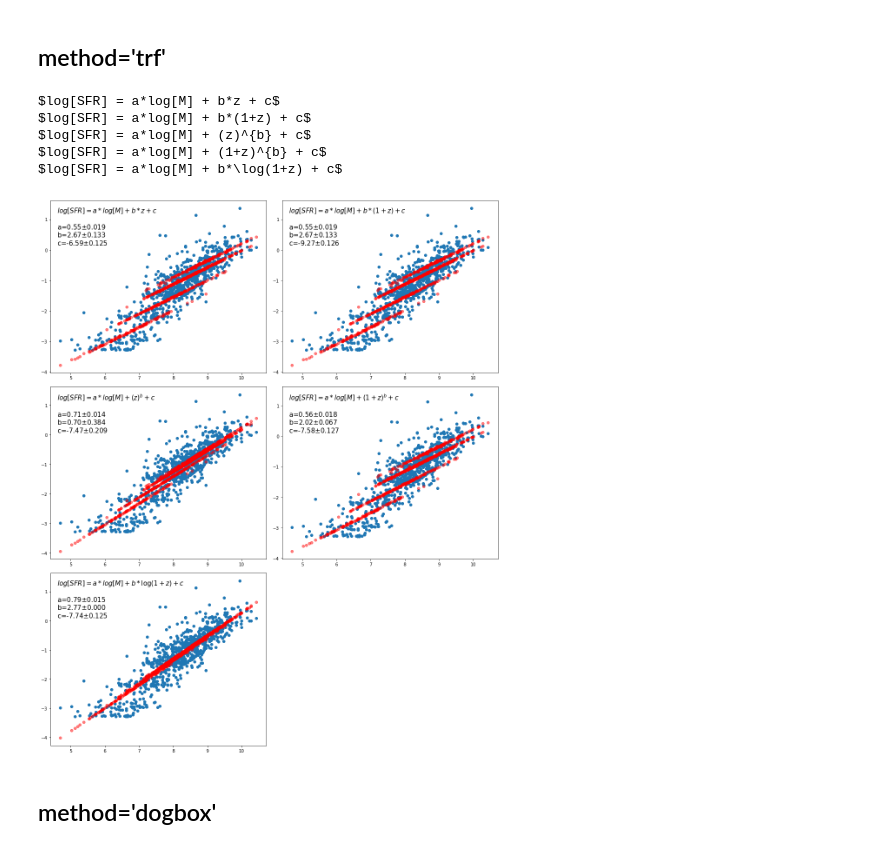
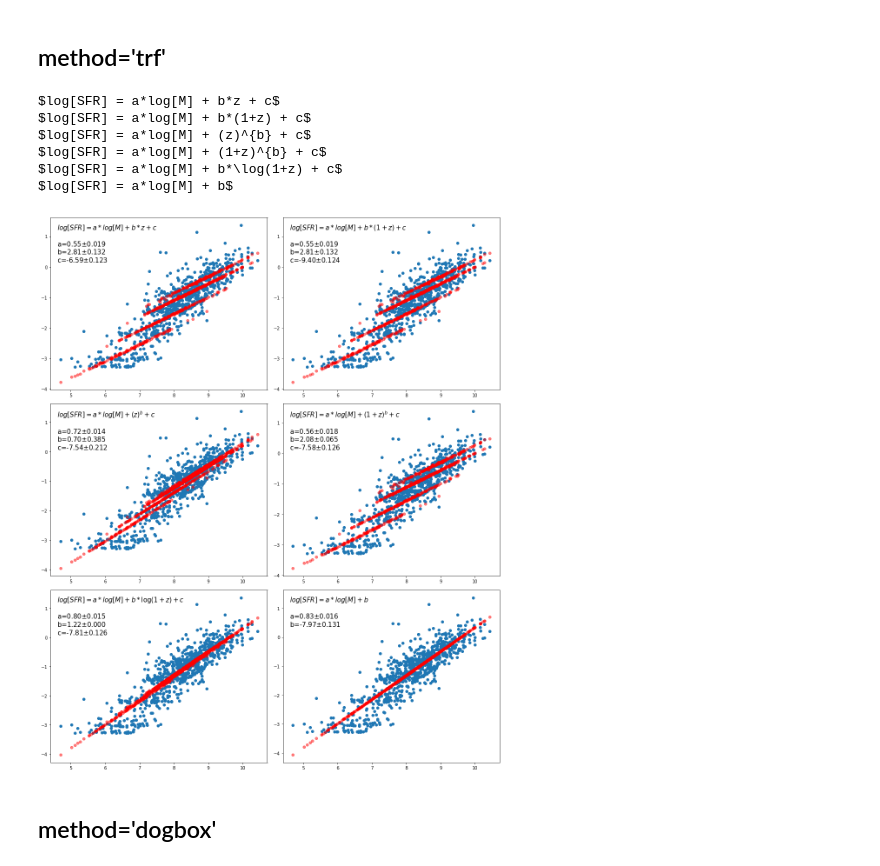
Before and after one commit to kaitshin/LowM_MainSequence, a Jupyter notebook: redshift_dependency.ipynb, the cells around one changed output. Drawn from its saved outputs; the diff is of its cells as text; code cells hidden in the pictures.

```diff
--- a/redshift_dependency.ipynb
+++ b/redshift_dependency.ipynb
@@ -380,6 +414,10 @@ def func3(data, a, b, c):
 eqn4 = r'$log[SFR] = a*log[M] + b*\log(1+z) + c$'
 def func4(data, a, b, c):
     return a*data[:,0] + np.log10(1+data[:,1]) + c
+
+eqn5 = r'$log[SFR] = a*log[M] + b$'
+def line(x, m, b):
+    return m*x + b
 # %% [markdown]
 ## method='lm'
 # %%
@@ -415,31 +464,42 @@ $log[SFR] = a*log[M] + b*\log(1+z) + c$
 # %%
 f, axes = plt.subplots(3,2)
 axarr = np.ndarray.flatten(axes)
 
 guess = (0.8,1, -7)
-for ax, func, eqn_str in zip(axarr, [func0, func1, func2, func3, func4], [eqn0, eqn1, eqn2, eqn3, eqn4]):
+for ax, func, eqn_str in zip(axarr, [func0, func1, func2, func3, func4, line],
+                             [eqn0, eqn1, eqn2, eqn3, eqn4, eqn5]):
+    ax.plot(smass0, sfrs00, 'o')
     print eqn_str
-    params, pcov = optimize.curve_fit(func, data00, sfrs00, guess, method='trf')
-    perr = np.sqrt(np.diag(pcov))
 
-    ax.plot(smass0, sfrs00, 'o')
-    ax.plot(smass0, func(data00, *params), 'ro', alpha=0.5)
-    ax.text(0.03,0.97,eqn_str+
+    if 'c' in eqn_str:
+        params, pcov = optimize.curve_fit(func, data00, sfrs00, guess, method='trf')
+        perr = np.sqrt(np.diag(pcov))
+        ax.plot(smass0, func(data00, *params), 'ro', alpha=0.5)
+        ax.text(0.03,0.97,eqn_str+
             '\n\na='+'{:.2f}'.format(params[0])+r'$\pm$'+'{:.3f}'.format(np.sqrt(np.diag(pcov))[0])+
             '\nb='+'{:.2f}'.format(params[1])+r'$\pm$'+'{:.3f}'.format(np.sqrt(np.diag(pcov))[1])+
             '\nc='+'{:.2f}'.format(params[2])+r'$\pm$'+'{:.3f}'.format(np.sqrt(np.diag(pcov))[2]),
             transform=ax.transAxes,fontsize=15,ha='left',va='top')
+    else:
+        params, pcov = optimize.curve_fit(func, smass0, sfrs00, method='trf')
+        perr = np.sqrt(np.diag(pcov))
+        ax.plot(smass0, func(smass0, *params), 'ro', alpha=0.5)
+        ax.text(0.03,0.97,eqn_str+
+            '\n\na='+'{:.2f}'.format(params[0])+r'$\pm$'+'{:.3f}'.format(np.sqrt(np.diag(pcov))[0])+
+            '\nb='+'{:.2f}'.format(params[1])+r'$\pm$'+'{:.3f}'.format(np.sqrt(np.diag(pcov))[1]),
+            transform=ax.transAxes,fontsize=15,ha='left',va='top')
 
-axarr[-1].set_axis_off()
+
 f.set_size_inches(15,18)
 f.tight_layout()
 # %% [output]
 $log[SFR] = a*log[M] + b*z + c$
 $log[SFR] = a*log[M] + b*(1+z) + c$
 $log[SFR] = a*log[M] + (z)^{b} + c$
 $log[SFR] = a*log[M] + (1+z)^{b} + c$
 $log[SFR] = a*log[M] + b*\log(1+z) + c$
+$log[SFR] = a*log[M] + b$
-[figure, old version]
+[figure, new version]
 # %% [markdown]
 ## method='dogbox'
 # %%
```
Also changed, not shown: parts of 18 cells of this notebook.
